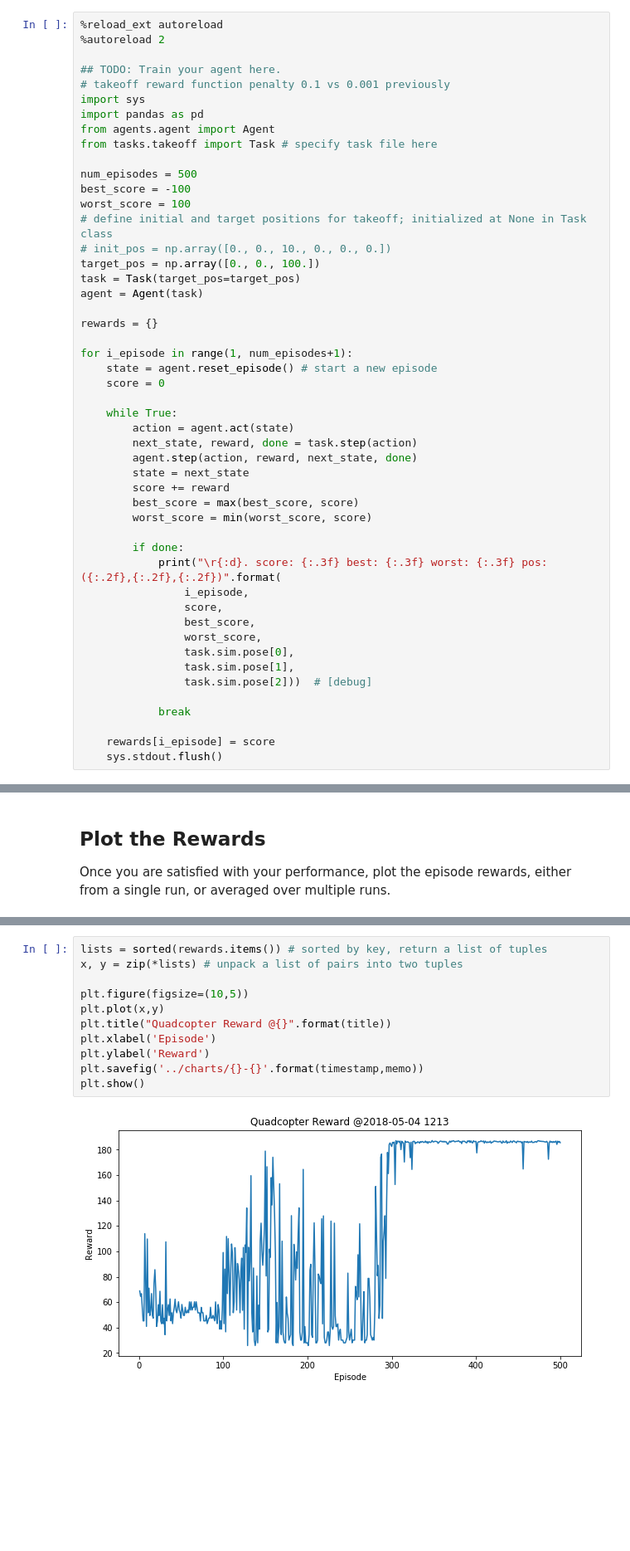
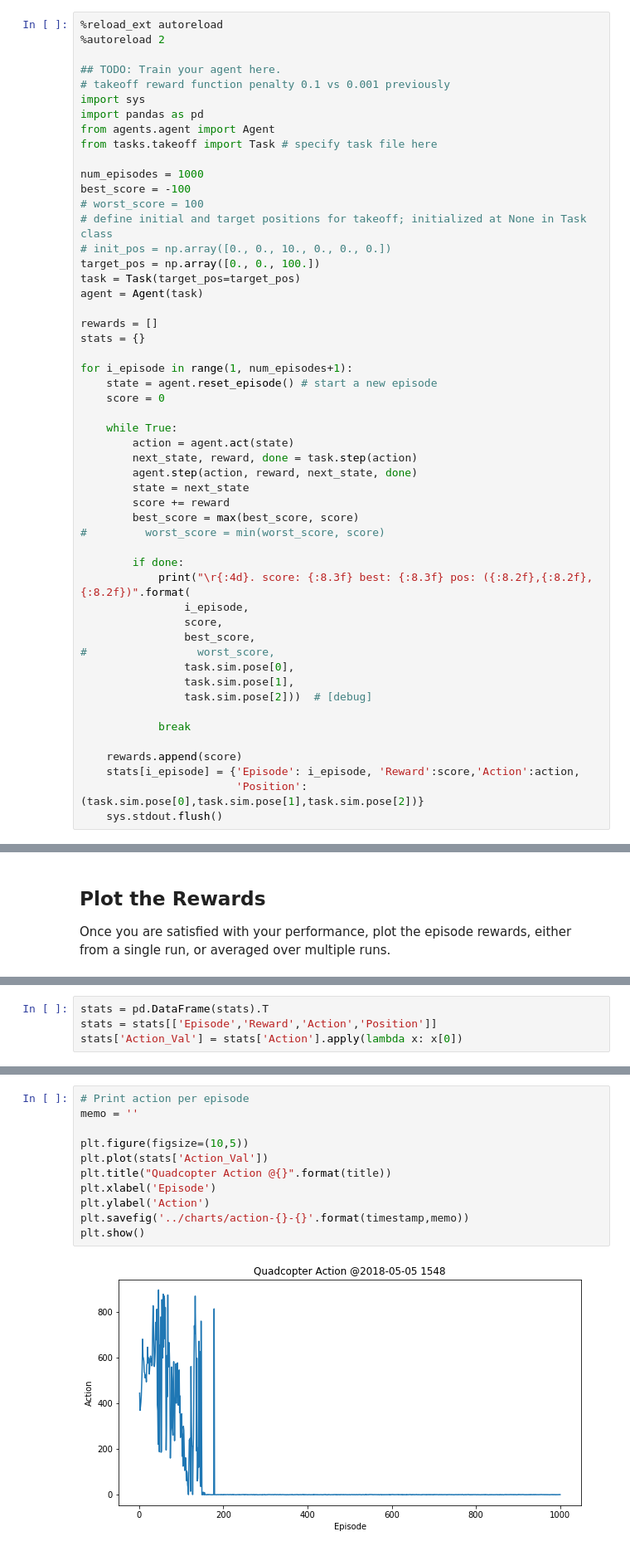
Before and after one commit to cipher813/quadcop2, a Jupyter notebook: model/Quadcopter_Project.ipynb, the cells around one changed output, grey strips where cells are left out. Shown at 83% size. Cells and saved outputs as stored; diff of their text form; blank space fills up the shorter version.

```diff
--- a/model/Quadcopter_Project.ipynb
+++ b/model/Quadcopter_Project.ipynb
@@ -223,16 +222,17 @@ import pandas as pd
 from agents.agent import Agent
 from tasks.takeoff import Task # specify task file here
 
-num_episodes = 500
+num_episodes = 1000
 best_score = -100
-worst_score = 100
+# worst_score = 100
 # define initial and target positions for takeoff; initialized at None in Task class
 # init_pos = np.array([0., 0., 10., 0., 0., 0.])
 target_pos = np.array([0., 0., 100.])
 task = Task(target_pos=target_pos)
 agent = Agent(task)
 
-rewards = {}
+rewards = []
+stats = {}
 
 for i_episode in range(1, num_episodes+1):
     state = agent.reset_episode() # start a new episode
@@ -245,20 +245,22 @@ for i_episode in range(1, num_episodes+1):
         state = next_state
         score += reward
         best_score = max(best_score, score)
-        worst_score = min(worst_score, score)
+#         worst_score = min(worst_score, score)
 
         if done:
-            print("\r{:d}. score: {:.3f} best: {:.3f} worst: {:.3f} pos: ({:.2f},{:.2f},{:.2f})".format(
+            print("\r{:4d}. score: {:8.3f} best: {:8.3f} pos: ({:8.2f},{:8.2f},{:8.2f})".format(
                 i_episode,
                 score,
                 best_score,
-                worst_score,
+#                 worst_score,
                 task.sim.pose[0],
                 task.sim.pose[1],
                 task.sim.pose[2]))  # [debug]
 
             break
 
-    rewards[i_episode] = score
+    rewards.append(score)
+    stats[i_episode] = {'Episode': i_episode, 'Reward':score,'Action':action,
+                        'Position':(task.sim.pose[0],task.sim.pose[1],task.sim.pose[2])}
     sys.stdout.flush()
 # %% [output]
@@ -297,0 +295,4 @@ memo = 'layer2-600'
+# %%
+stats = pd.DataFrame(stats).T
+stats = stats[['Episode','Reward','Action','Position']]
+stats['Action_Val'] = stats['Action'].apply(lambda x: x[0])
@@ -298,16 +335,16 @@ memo = 'layer2-600'
 # %%
-lists = sorted(rewards.items()) # sorted by key, return a list of tuples
-x, y = zip(*lists) # unpack a list of pairs into two tuples
+# Print action per episode
+memo = ''
 
 plt.figure(figsize=(10,5))
-plt.plot(x,y)
-plt.title("Quadcopter Reward @{}".format(title))
+plt.plot(stats['Action_Val'])
+plt.title("Quadcopter Action @{}".format(title))
 plt.xlabel('Episode')
-plt.ylabel('Reward')
-plt.savefig('../charts/{}-{}'.format(timestamp,memo))
+plt.ylabel('Action')
+plt.savefig('../charts/action-{}-{}'.format(timestamp,memo))
 plt.show()
 # %% [output]
-[figure, old version]
+[figure, new version]
 # %% [markdown]
 ## Reflections
 
```
Also changed, not shown: parts of 15 cells of this notebook, 4 other files.
